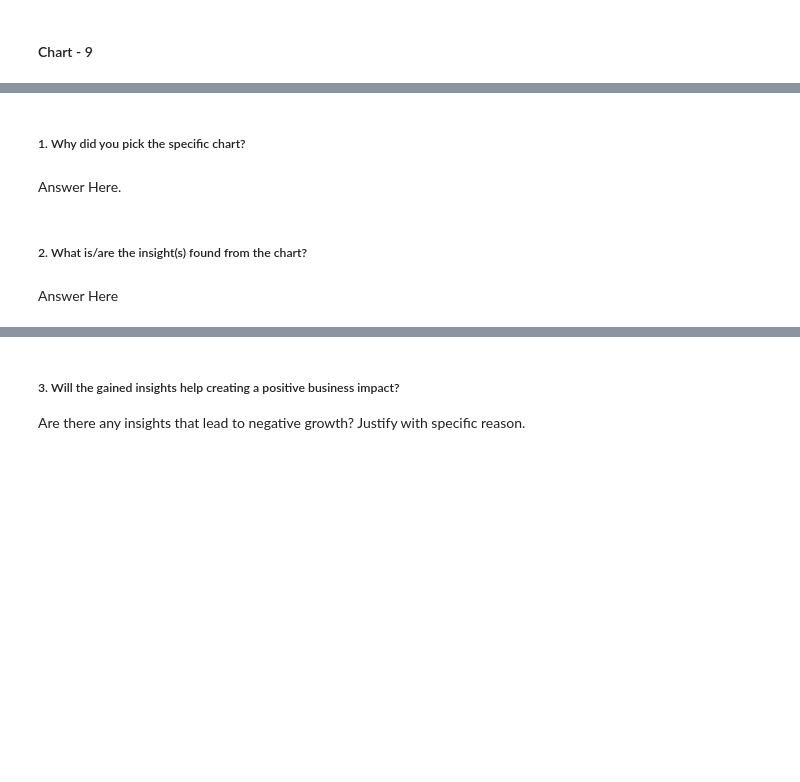
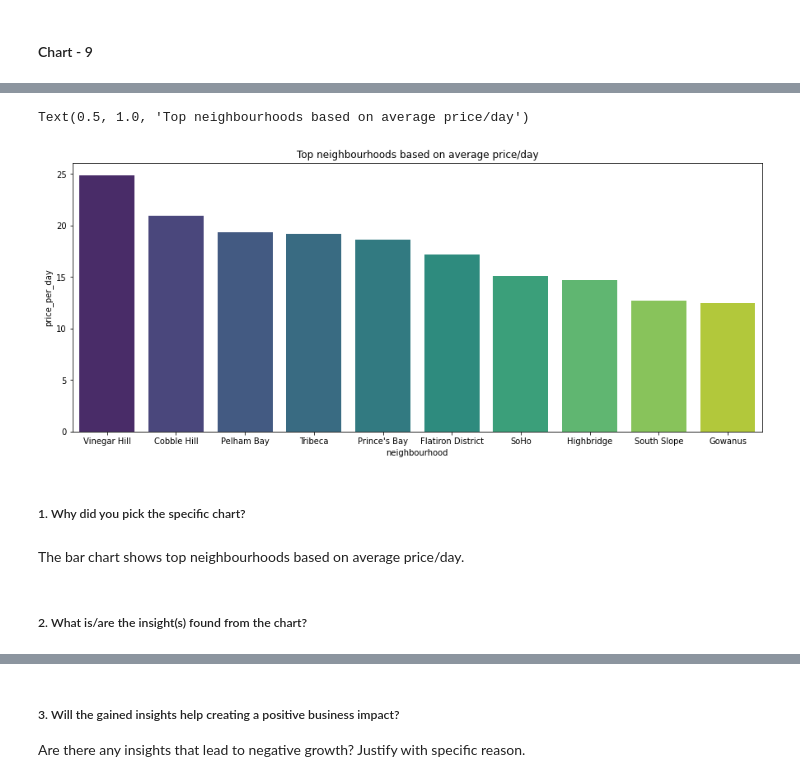
Before and after one commit to sidpatondikar/CAPSTONE-Airbnb-Booking-Analysis-Siddharth-Patondikar, a Jupyter notebook: Team_Notebook.ipynb, the cells around one changed output, grey strips where cells are left out. Saved outputs shown, nothing was run; the diff lists cells and outputs as text; code cells hidden in the pictures; blank space fills up the shorter version.

```diff
--- a/Team_Notebook.ipynb
+++ b/Team_Notebook.ipynb
@@ -708,0 +712,4 @@ Answer Here
+# %%
+
+df3['price_per_day'] = df3['price']/df3['availability_365']
+df3.head()
@@ -709,8 +723,18 @@ Answer Here
+# %%
+# Chart - 9 visualization code
+df_ng = df3.groupby('neighbourhood')['price_per_day'].mean().reset_index()
+df_ng.sort_values('price_per_day',axis=0,inplace=True,ascending=False)
+
+plt.figure(figsize=(15,6))
+#sns.barplot(df_ng.head(10),x='neighbourhood',y='price_per_day',palette='viridis')
+sns.barplot(df_ng.head(10),x='neighbourhood',y='price_per_day',palette='viridis')
+plt.title("Top neighbourhoods based on average price/day")
+# %% [output]
+Text(0.5, 1.0, 'Top neighbourhoods based on average price/day')
+[figure, added]
 # %% [markdown]
 ##### 1. Why did you pick the specific chart?
-# %% [markdown]
-Answer Here.
+# %% [markdown]
+The bar chart shows top neighbourhoods based on average price/day.
 # %% [markdown]
 ##### 2. What is/are the insight(s) found from the chart?
-# %% [markdown]
-Answer Here
```
Also changed, not shown: parts of 30 cells of this notebook.
